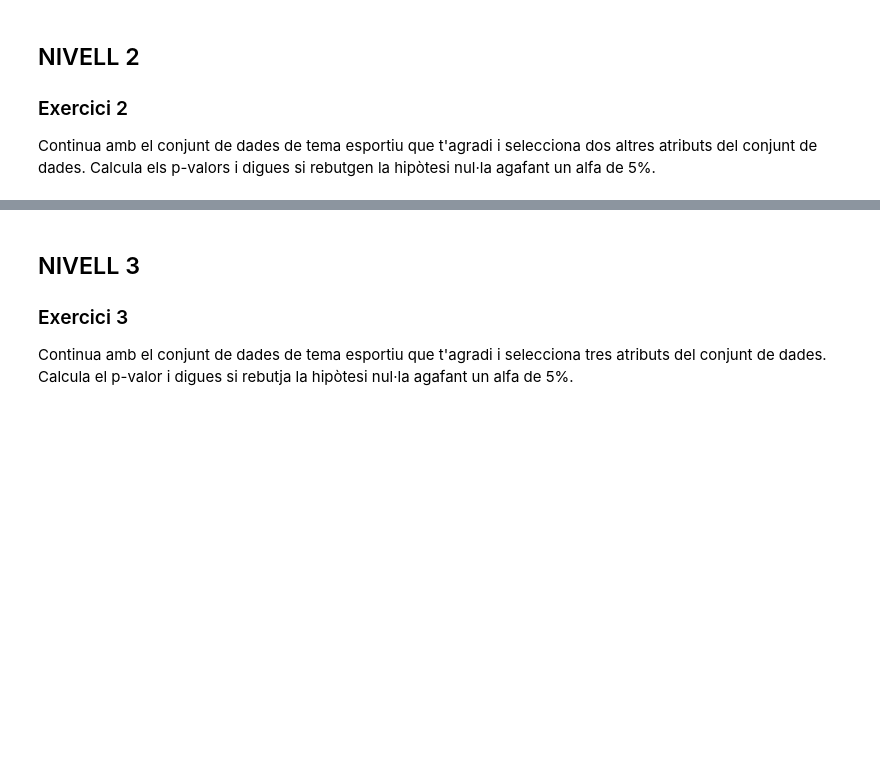
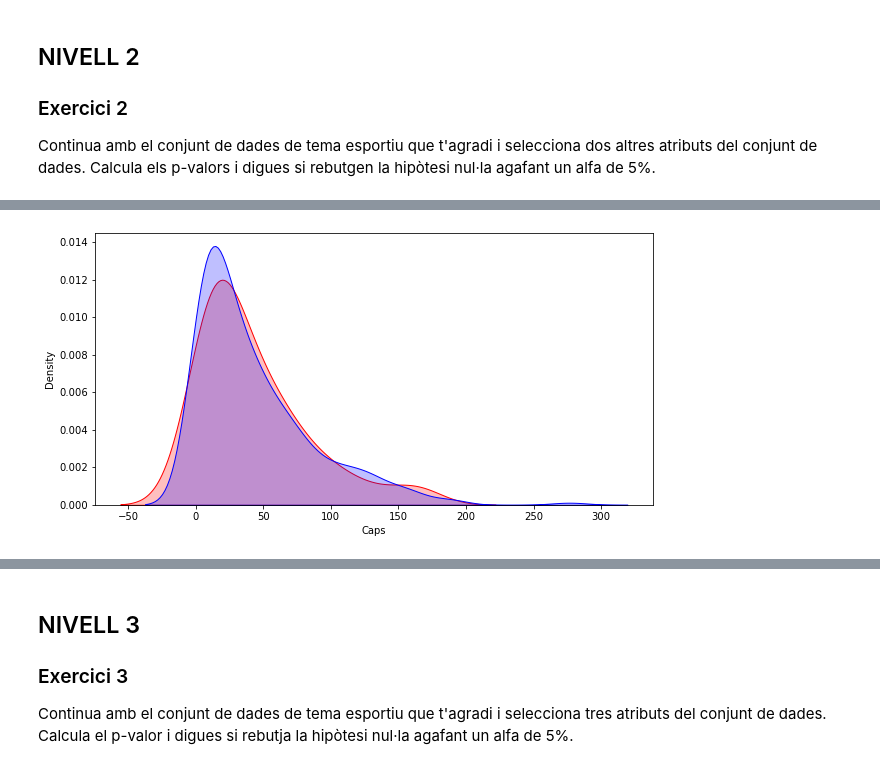
Before and after one commit to anmaba/Hypothesis-testing, a Jupyter notebook: Sprint 7 T01.ipynb, the cells around one changed output, grey strips where cells are left out. Saved outputs shown, nothing was run; the diff lists cells and outputs as text; code cells hidden in the pictures; blank space fills up the shorter version.

```diff
--- a/Sprint 7 T01.ipynb
+++ b/Sprint 7 T01.ipynb
@@ -222,0 +343,9 @@ Continua amb el conjunt de dades de tema esportiu que t'agradi i selecciona dos
+# %%
+#Faig un gràfic amb la totalitat dels partits jugats del dataset i amb la mostra per veure una mica com s'assemblen
+
+plt.figure(figsize=(10,5))
+fig = sns.kdeplot(mostraPartits, shade=True, color="r")
+fig = sns.kdeplot(women['Caps'], shade=True, color="b")
+plt.show()
+# %% [output]
+[figure, added]
```
Also changed, not shown: parts of 24 cells of this notebook, 1 other file.
